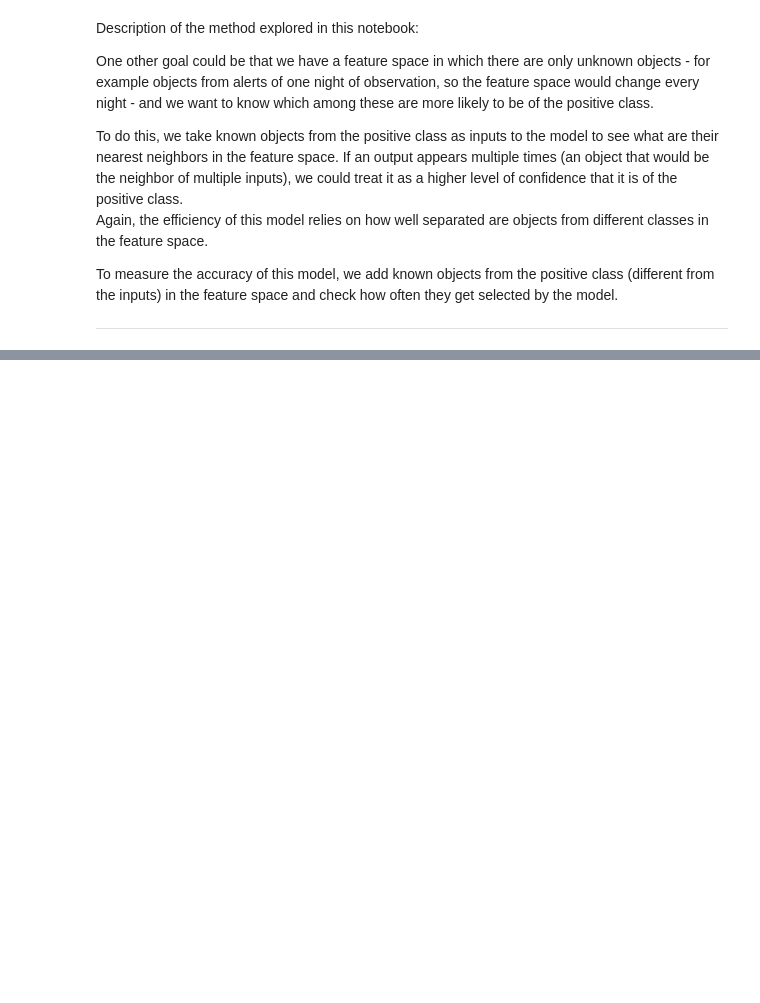
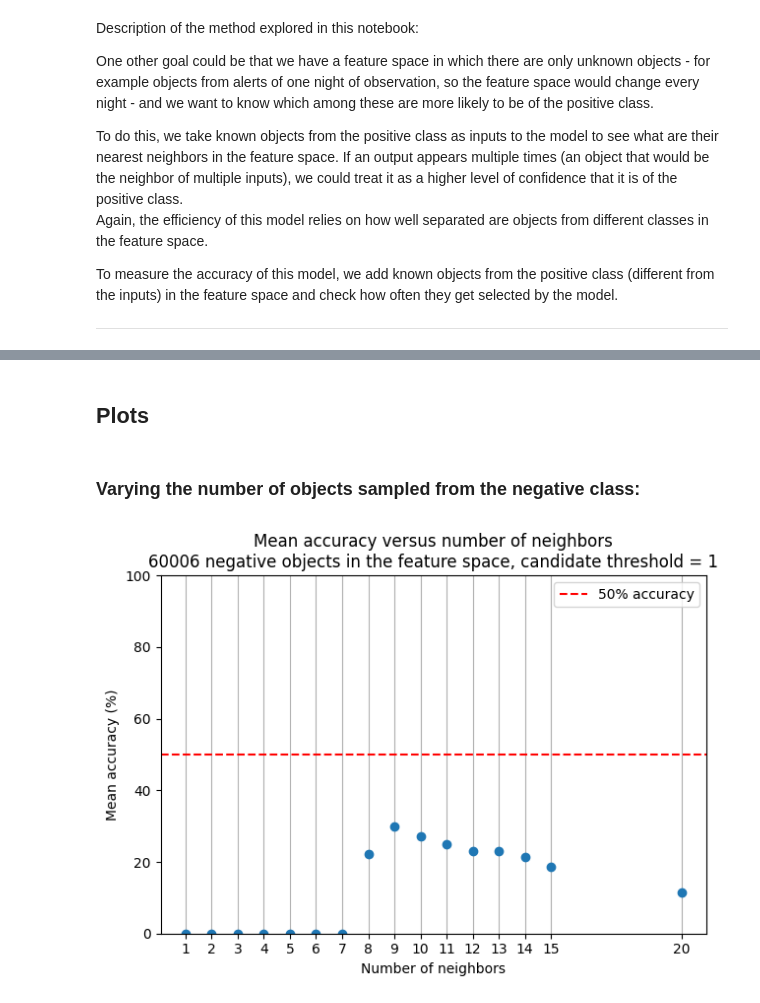
Before and after one commit to emilleishida/magnetic_cvs, a Jupyter notebook: notebooks/nearest_neighbors-method_2.ipynb, the cells around one changed output, grey strips where cells are left out. Cells and saved outputs as stored; diff of their text form; code cells hidden in the pictures; blank space fills up the shorter version.

```diff
--- a/notebooks/nearest_neighbors-method_2.ipynb
+++ b/notebooks/nearest_neighbors-method_2.ipynb
@@ -111,3 +154,12 @@ def acc_vs_n_neigh(negative_sample_size=30_000, candidate_threshold=1, n_neighbo
     plt.legend(loc='upper right')
     plt.tight_layout()
+# %% [markdown]
+## Plots
+# %% [markdown]
+### Varying the number of objects sampled from the negative class:
+# %%
+# With all objects from the negative class:
+acc_vs_n_neigh(negative_sample_size=len(negative), N=1)
+# %% [output]
+[figure, added]
 # %%
```
Also changed, not shown: parts of 18 cells of this notebook.
